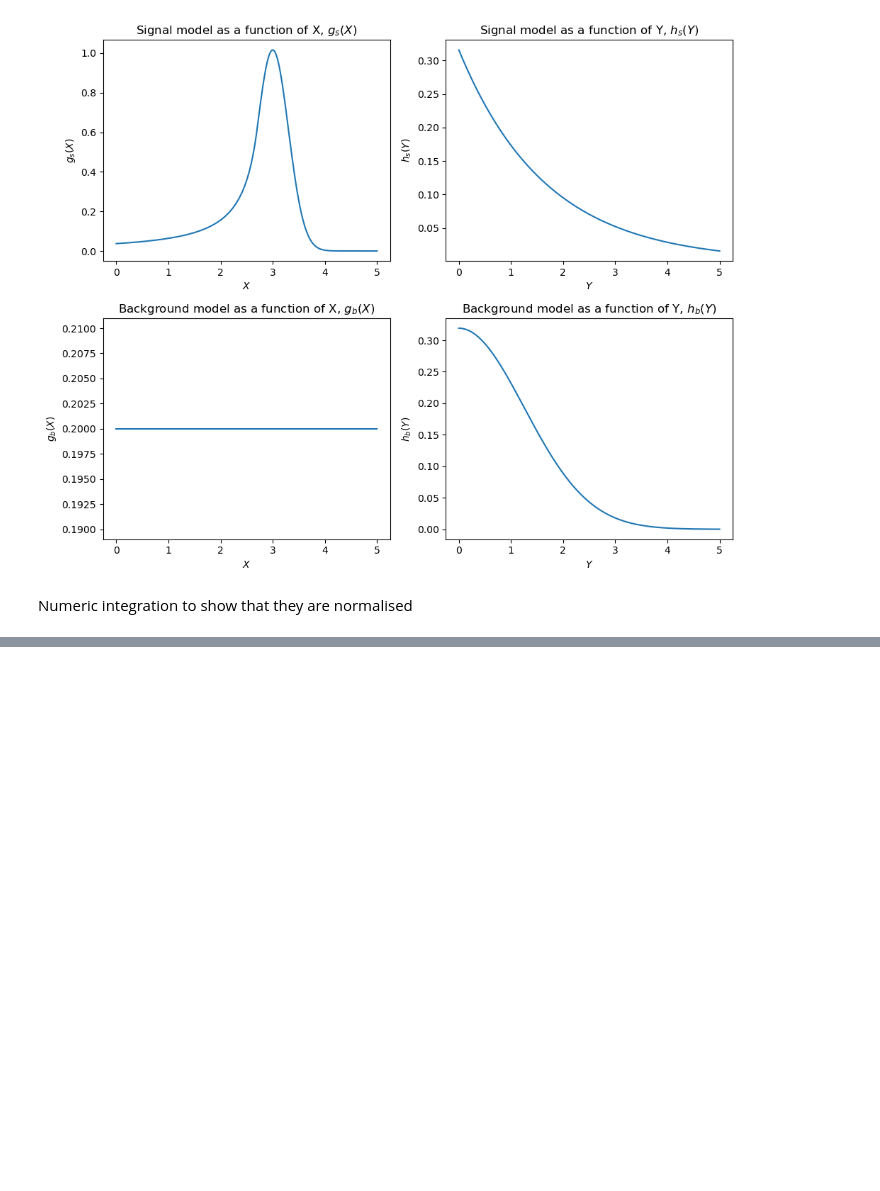
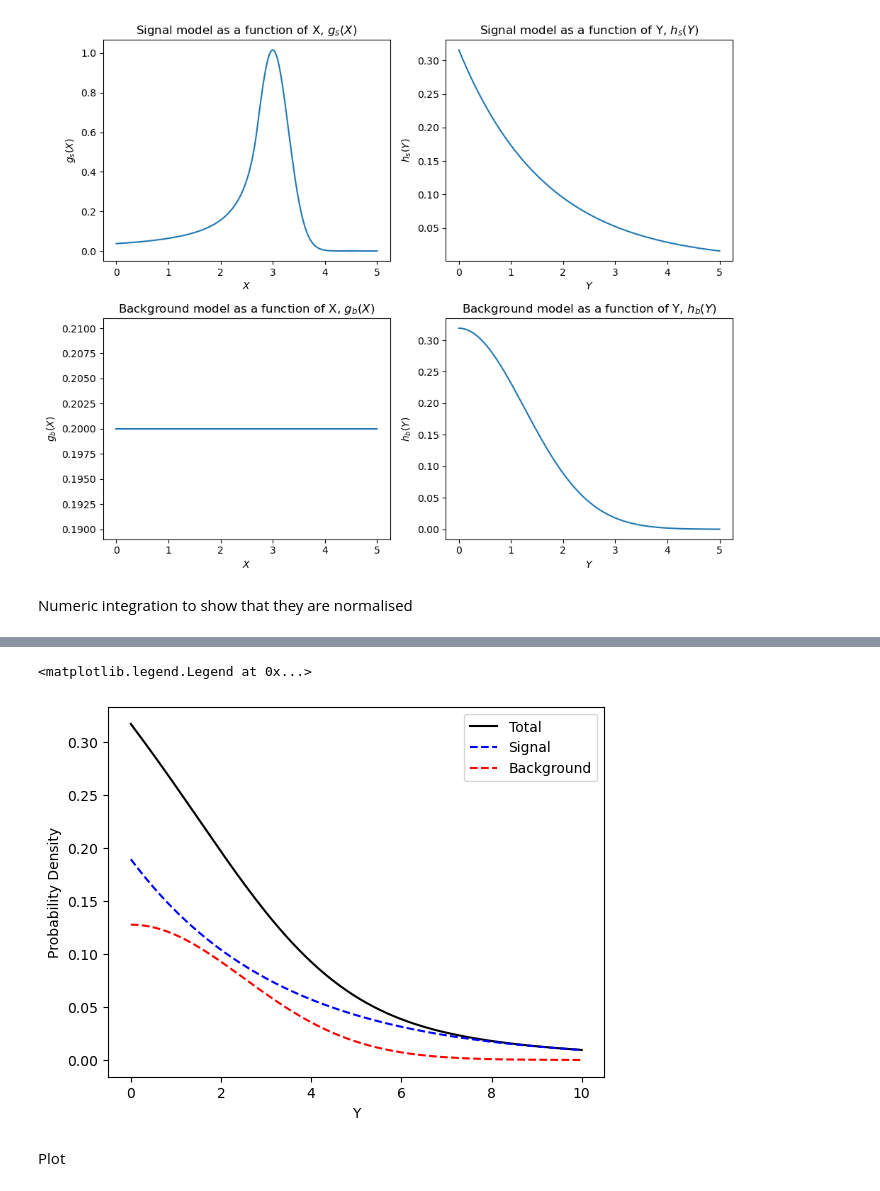
Before and after one commit to elizabethsztan/DIS_S1, a Jupyter notebook: notebook.ipynb, the cells around one changed output, grey strips where cells are left out. Drawn from its saved outputs; the diff is of its cells as text; code cells hidden in the pictures; blank space fills up the shorter version.

```diff
--- a/notebook.ipynb
+++ b/notebook.ipynb
@@ -93,0 +133,12 @@ Integral of h_b is  1.0, with error 4.839205243622258e-12.
+# %%
+plt.plot(y, P_Y(y), 'k-', label='Total')
+plt.plot(y, f*h_s(y), 'b--', label='Signal')
+plt.plot(y, (1-f)*h_b(y), 'r--', label='Background')
+plt.xlabel('Y')
+plt.ylabel('Probability Density')
+plt.legend()
+# %% [output]
+<matplotlib.legend.Legend at 0x...>
+[figure, added]
+# %% [markdown]
+Plot
```
Also changed, not shown: parts of 5 cells of this notebook.
